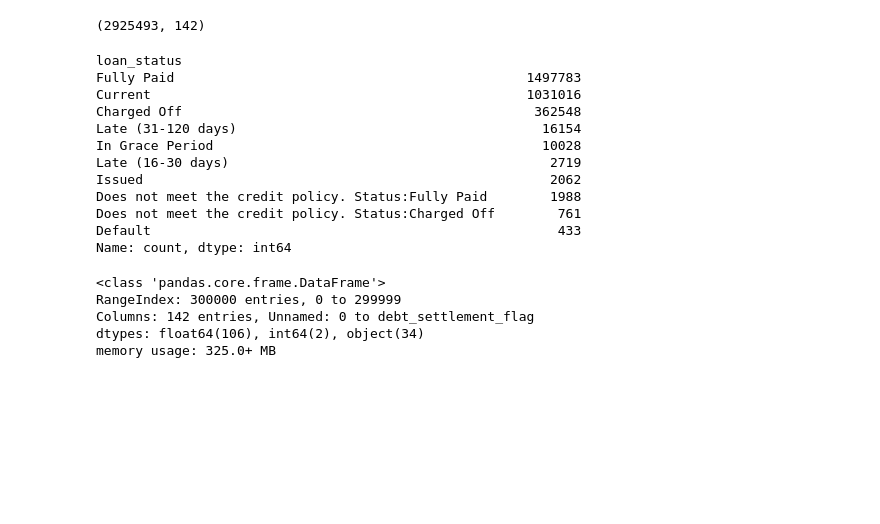
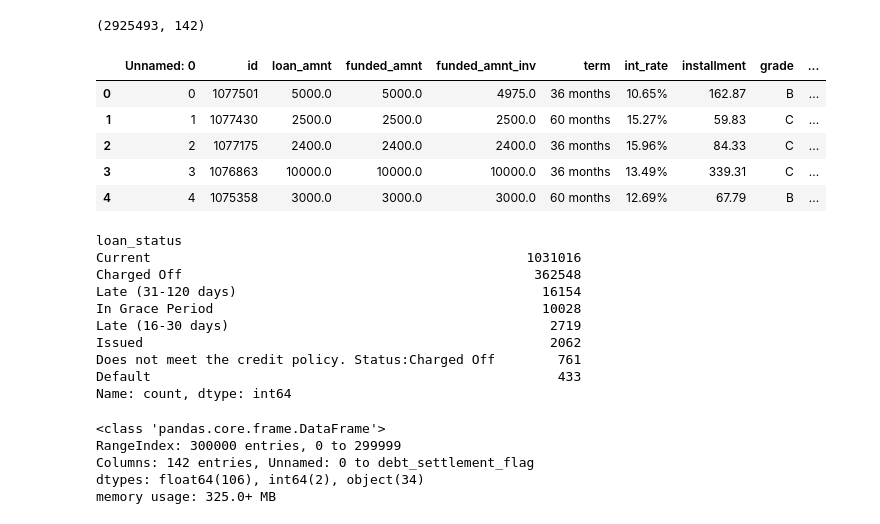
Before and after one commit to AttwoodData/LendingClub2023, a Jupyter notebook: LC_data_and_exploration.ipynb, the cells around one changed output. Drawn from its saved outputs; the diff is of its cells as text; code cells hidden in the pictures; blank space fills up the shorter version.

```diff
--- a/LC_data_and_exploration.ipynb
+++ b/LC_data_and_exploration.ipynb
@@ -74,6 +76,15 @@ df.shape
 # df.dropna().shape
 # %%
 # df.info()
+# %%
+df.head()
+# %% [output]
+|  | Unnamed: 0 | id | loan_amnt | funded_amnt | funded_amnt_inv | term | int_rate | installment | grade | ... |
+| 0 | 0 | 1077501 | 5000.0 | 5000.0 | 4975.0 | 36 months | 10.65% | 162.87 | B | ... |
+| 1 | 1 | 1077430 | 2500.0 | 2500.0 | 2500.0 | 60 months | 15.27% | 59.83 | C | ... |
+| 2 | 2 | 1077175 | 2400.0 | 2400.0 | 2400.0 | 36 months | 15.96% | 84.33 | C | ... |
+| 3 | 3 | 1076863 | 10000.0 | 10000.0 | 10000.0 | 36 months | 13.49% | 339.31 | C | ... |
+| 4 | 4 | 1075358 | 3000.0 | 3000.0 | 3000.0 | 60 months | 12.69% | 67.79 | B | ... |
 # %%
 for item in df.columns:
     print()
@@ -86,16 +97,14 @@ mask = ~df.loan_status.str.contains('Does not meet the credit policy. Status:Ful
 df.loc[mask, :].sample(20000, random_state=2112).to_csv("lending_club_not_Fully_Paid.csv", index=False)
 # %%
-df.loan_status.value_counts()
+df.loc[mask, :].loan_status.value_counts()
 # %% [output]
 loan_status
-Fully Paid                                             1497783
 Current                                                1031016
 Charged Off                                             362548
 Late (31-120 days)                                       16154
 In Grace Period                                          10028
 Late (16-30 days)                                         2719
 Issued                                                    2062
-Does not meet the credit policy. Status:Fully Paid        1988
 Does not meet the credit policy. Status:Charged Off        761
 Default                                                    433
 Name: count, dtype: int64
```
Also changed, not shown: parts of 2 cells of this notebook, 11 other files.
